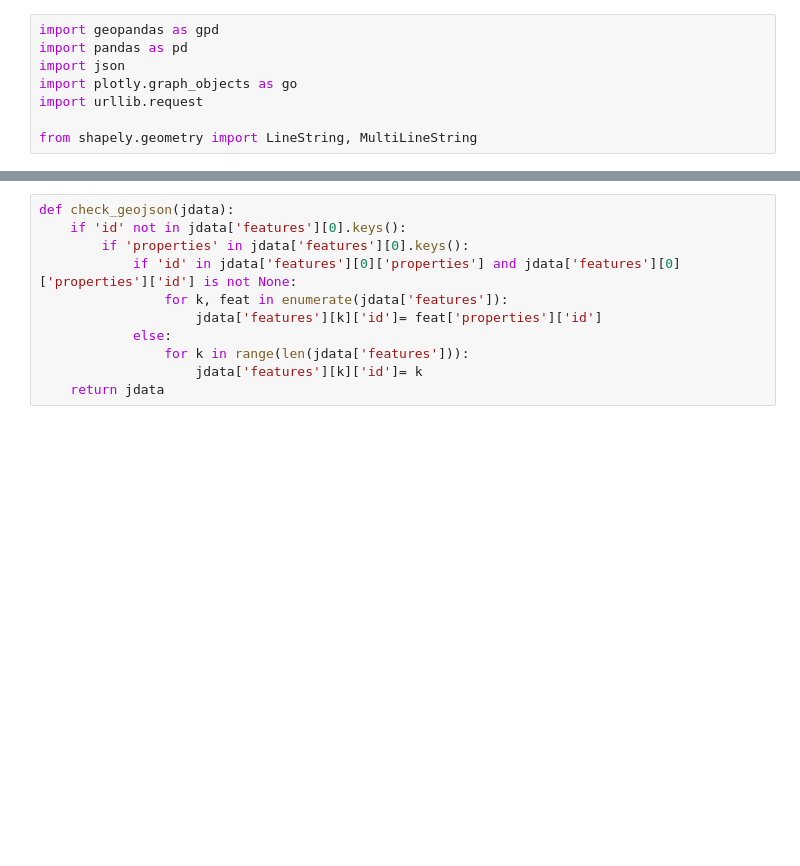
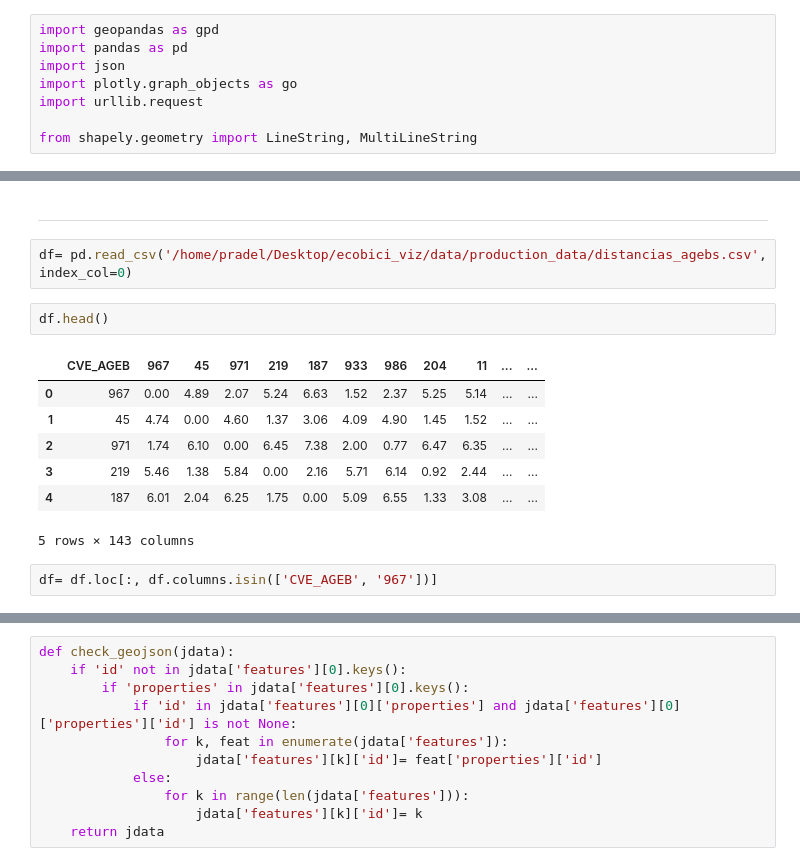
Before and after one commit to paupradel/ecobici_viz, a Jupyter notebook: graphs_build/ecobici_testing.ipynb, the cells around one changed output, grey strips where cells are left out. Drawn from its saved outputs; the diff is of its cells as text; blank space fills up the shorter version.

```diff
--- a/graphs_build/ecobici_testing.ipynb
+++ b/graphs_build/ecobici_testing.ipynb
@@ -13,0 +31,16 @@ with open('/home/pradel/Desktop/ecobici_viz/data/SIG/agebs_uber_ecobici.json') a
+# %% [markdown]
+---
+# %%
+df= pd.read_csv('/home/pradel/Desktop/ecobici_viz/data/production_data/distancias_agebs.csv', index_col=0)
+# %%
+df.head()
+# %% [output]
+|  | CVE_AGEB | 967 | 45 | 971 | 219 | 187 | 933 | 986 | 204 | 11 | ... | ... |
+| 0 | 967 | 0.00 | 4.89 | 2.07 | 5.24 | 6.63 | 1.52 | 2.37 | 5.25 | 5.14 | ... | ... |
+| 1 | 45 | 4.74 | 0.00 | 4.60 | 1.37 | 3.06 | 4.09 | 4.90 | 1.45 | 1.52 | ... | ... |
+| 2 | 971 | 1.74 | 6.10 | 0.00 | 6.45 | 7.38 | 2.00 | 0.77 | 6.47 | 6.35 | ... | ... |
+| 3 | 219 | 5.46 | 1.38 | 5.84 | 0.00 | 2.16 | 5.71 | 6.14 | 0.92 | 2.44 | ... | ... |
+| 4 | 187 | 6.01 | 2.04 | 6.25 | 1.75 | 0.00 | 5.09 | 6.55 | 1.33 | 3.08 | ... | ... |
+5 rows × 143 columns
+# %%
+df= df.loc[:, df.columns.isin(['CVE_AGEB', '967'])]
```
Also changed, not shown: parts of 48 cells of this notebook, 1 other file.
